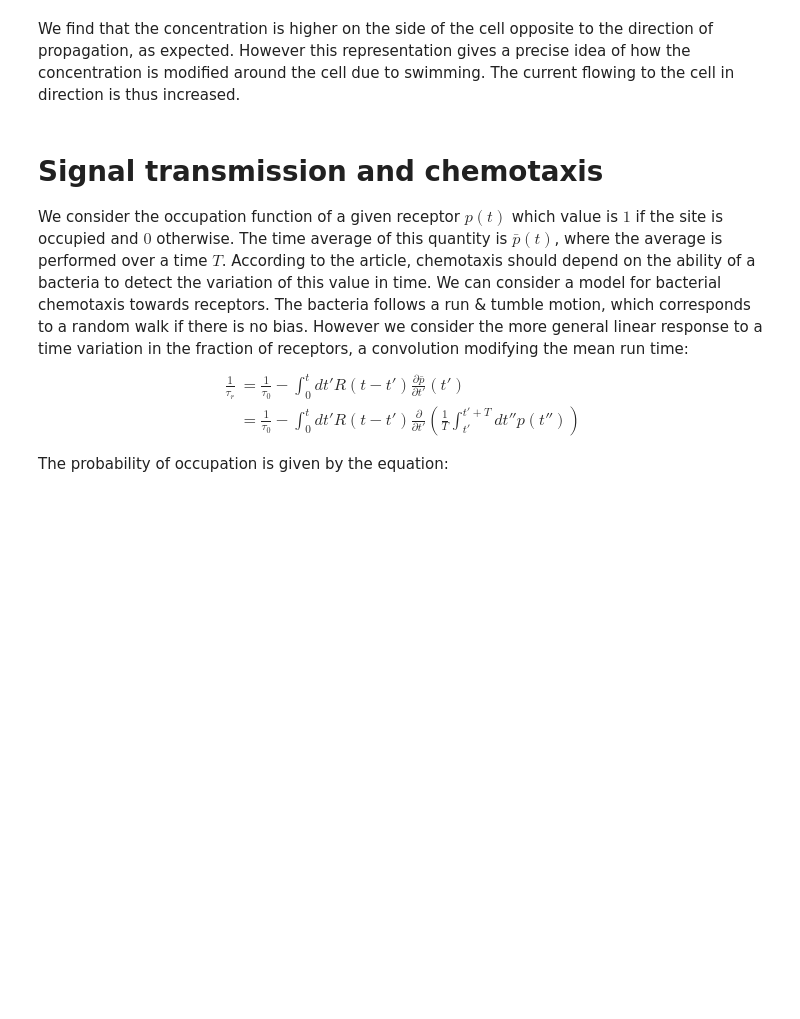
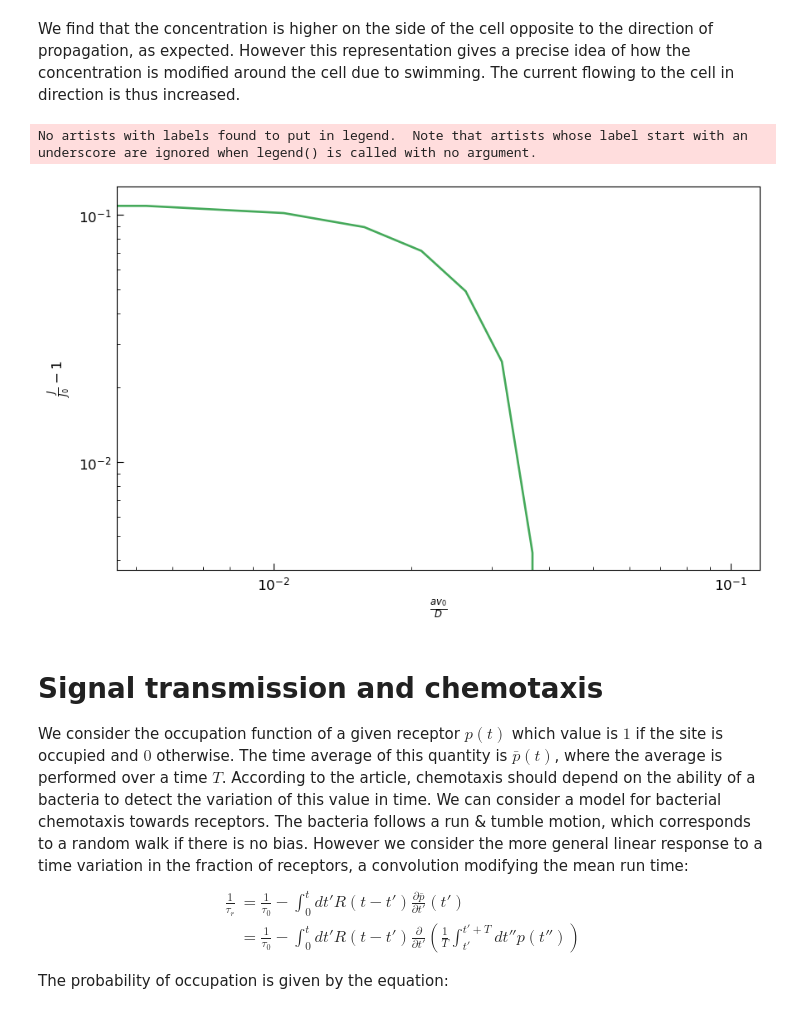
Before and after one commit to barnabeledoux/biophy, a Jupyter notebook: notebook/notebook_third.ipynb, the cells around one changed output. Drawn from its saved outputs; the diff is of its cells as text; code cells hidden in the pictures; blank space fills up the shorter version.

```diff
--- a/notebook/notebook_third.ipynb
+++ b/notebook/notebook_third.ipynb
@@ -982,3 +1264,23 @@ We find that the concentration is higher on the side of the cell opposite to the
+# %%
+v_arr = np.load("v_arr.npy")
+j_arr = np.load("j_arr.npy")
+
+color_arr = ['#681694','#166094','#169431','#c98210']
+fig, ax = plt.subplots(figsize=(10, 6))
+ax.set_xscale('log')
+ax.set_yscale('log')
+ax.plot(v_arr,j_arr,lw=1.9,c=color_arr[2], alpha=0.8)
+ax.set_xlabel(r'$\frac{av_0}{D}$', fontsize=12)
+ax.set_ylabel(r'$\frac{J}{J_0}-1$', fontsize=12)
+ax.xaxis.set_tick_params(pad=5)
+ax.yaxis.set_tick_params(pad=5)
+ax.tick_params(labelsize=12,direction='in',which='minor',bottom=True, top=False, left=True, right=False,length=3 )
+ax.tick_params(labelsize=12,direction='in',which='major',bottom=True, top=False, left=True, right=False,length=6 )
+ax.legend(fancybox=True, shadow=True, ncol=1, fontsize=12,columnspacing=1.,scatterpoints=1,handletextpad=0.2,handlelength=0.8,frameon=False)
+fig.show()
+# %% [output]
+No artists with labels found to put in legend.  Note that artists whose label start with an underscore are ignored when legend() is called with no argument.
+[figure, added]
 # %% [markdown]
 # Signal transmission and chemotaxis #
 We consider the occupation function of a given receptor $p(t)$ which value is $1$ if the site is occupied and $0$ otherwise. The time average of this quantity is $\bar{p}(t)$, where the average is performed over a time $T$. According to the article, chemotaxis should depend on the ability of a bacteria to detect the variation of this value in time.
```
Also changed, not shown: parts of 11 cells of this notebook.
